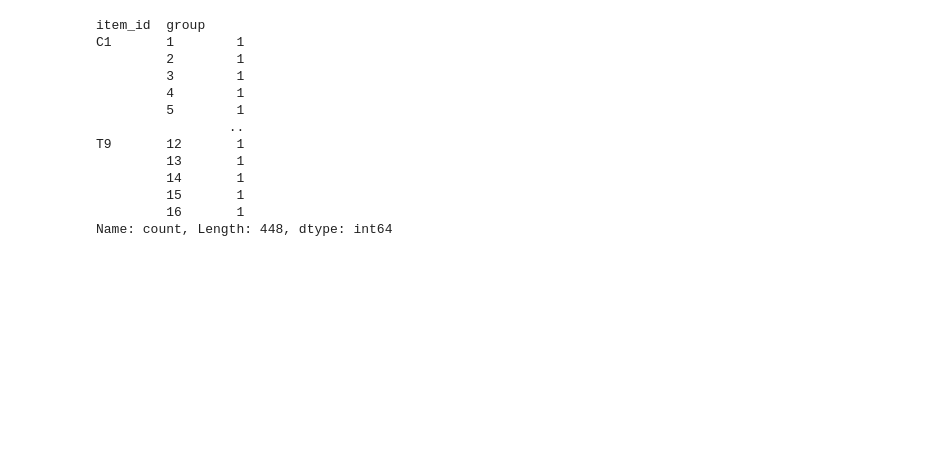
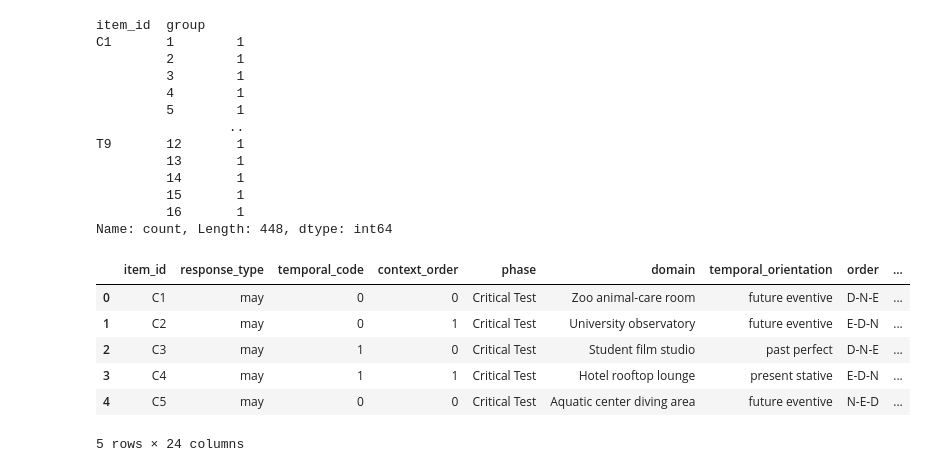
Before and after one commit to lucas-y-li/modal-learning, a Jupyter notebook: norming_study_modify_stimulus.ipynb, the cells around one changed output. Saved outputs shown, nothing was run; the diff lists cells and outputs as text; code cells hidden in the pictures; blank space fills up the shorter version.

```diff
--- a/norming_study_modify_stimulus.ipynb
+++ b/norming_study_modify_stimulus.ipynb
@@ -475,6 +478,16 @@ T9       12       1
          15       1
          16       1
 Name: count, Length: 448, dtype: int64
+# %%
+whole_scenario_combined.head()
+# %% [output]
+|  | item_id | response_type | temporal_code | context_order | phase | domain | temporal_orientation | order | ... |
+| 0 | C1 | may | 0 | 0 | Critical Test | Zoo animal-care room | future eventive | D-N-E | ... |
+| 1 | C2 | may | 0 | 1 | Critical Test | University observatory | future eventive | E-D-N | ... |
+| 2 | C3 | may | 1 | 0 | Critical Test | Student film studio | past perfect | D-N-E | ... |
+| 3 | C4 | may | 1 | 1 | Critical Test | Hotel rooftop lounge | present stative | E-D-N | ... |
+| 4 | C5 | may | 0 | 0 | Critical Test | Aquatic center diving area | future eventive | N-E-D | ... |
+5 rows × 24 columns
 # %%
 # Practice trials use the same scale order as their experimental group.
 whole_scenario_practice = pd.read_csv("norming_practice_trials_whole_scenario.csv")
```
Also changed, not shown: parts of 2 cells of this notebook, 3 other files.
